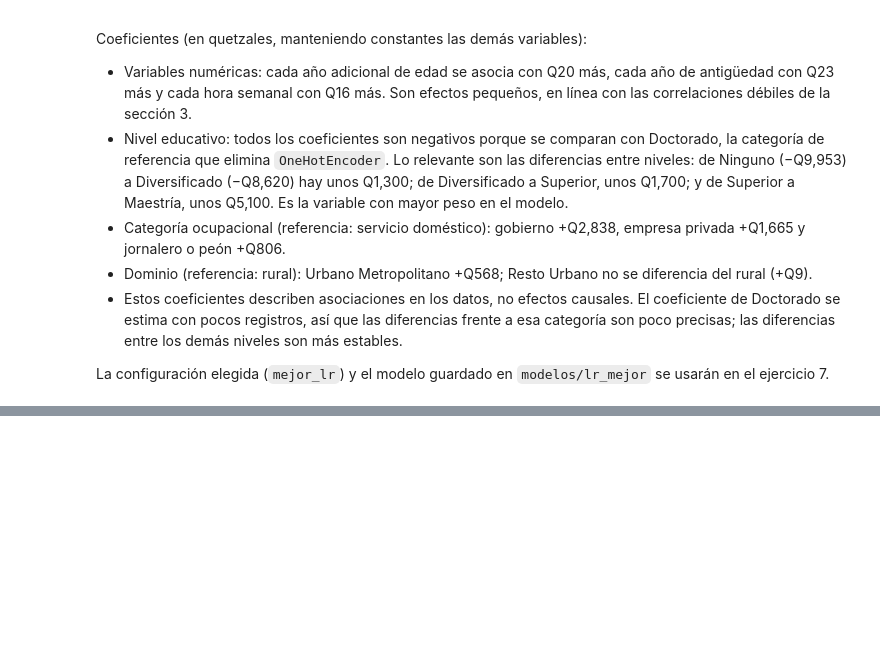
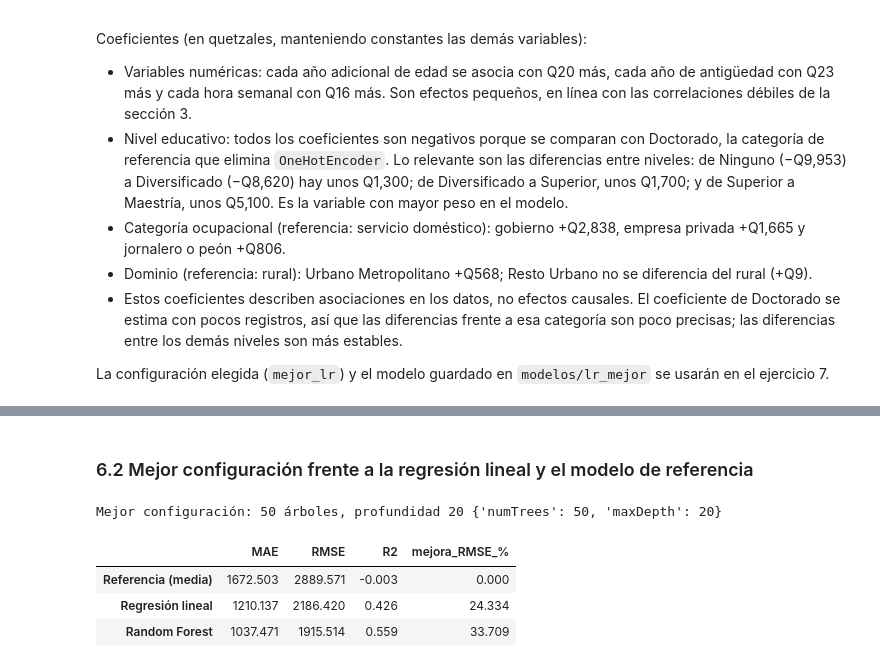
Before and after one commit to Qu3zada22/lab7-md, a Jupyter notebook: lab7_eneic.ipynb, the cells around one changed output, grey strips where cells are left out. Cells and saved outputs as stored; diff of their text form; code cells hidden in the pictures; blank space fills up the shorter version.

```diff
--- a/lab7_eneic.ipynb
+++ b/lab7_eneic.ipynb
@@ -1417,0 +1478,21 @@ La configuración elegida (`mejor_lr`) y el modelo guardado en `modelos/lr_mejor
+# %% [markdown]
+### 6.2 Mejor configuración frente a la regresión lineal y el modelo de referencia
+# %%
+fila_mejor_rf = res_rf.iloc[0]
+mejor_rf = {"numTrees": int(fila_mejor_rf["numTrees"]), "maxDepth": int(fila_mejor_rf["maxDepth"])}
+modelo_rf = modelos_rf[fila_mejor_rf["config"]]
+modelo_rf.write().overwrite().save(os.path.join(MODELOS_DIR, "rf_mejor"))
+print(f"Mejor configuración: {fila_mejor_rf['config']} {mejor_rf}")
+
+pred_rf_valid = modelo_rf.transform(valid)
+comparacion_valid = pd.DataFrame({"Referencia (media)": met_ref["valid"],
+                                  "Regresión lineal": evaluar(pred_lr_valid),
+                                  "Random Forest": evaluar(pred_rf_valid)}).T
+comparacion_valid["mejora_RMSE_%"] = 100 * (1 - comparacion_valid["RMSE"] / met_ref["valid"]["RMSE"])
+comparacion_valid.round(3)
+# %% [output]
+Mejor configuración: 50 árboles, profundidad 20 {'numTrees': 50, 'maxDepth': 20}
+|  | MAE | RMSE | R2 | mejora_RMSE_% |
+| Referencia (media) | 1672.503 | 2889.571 | -0.003 | 0.000 |
+| Regresión lineal | 1210.137 | 2186.420 | 0.426 | 24.334 |
+| Random Forest | 1037.471 | 1915.514 | 0.559 | 33.709 |
```
Also changed, not shown: parts of 14 cells of this notebook, 1 other file.
